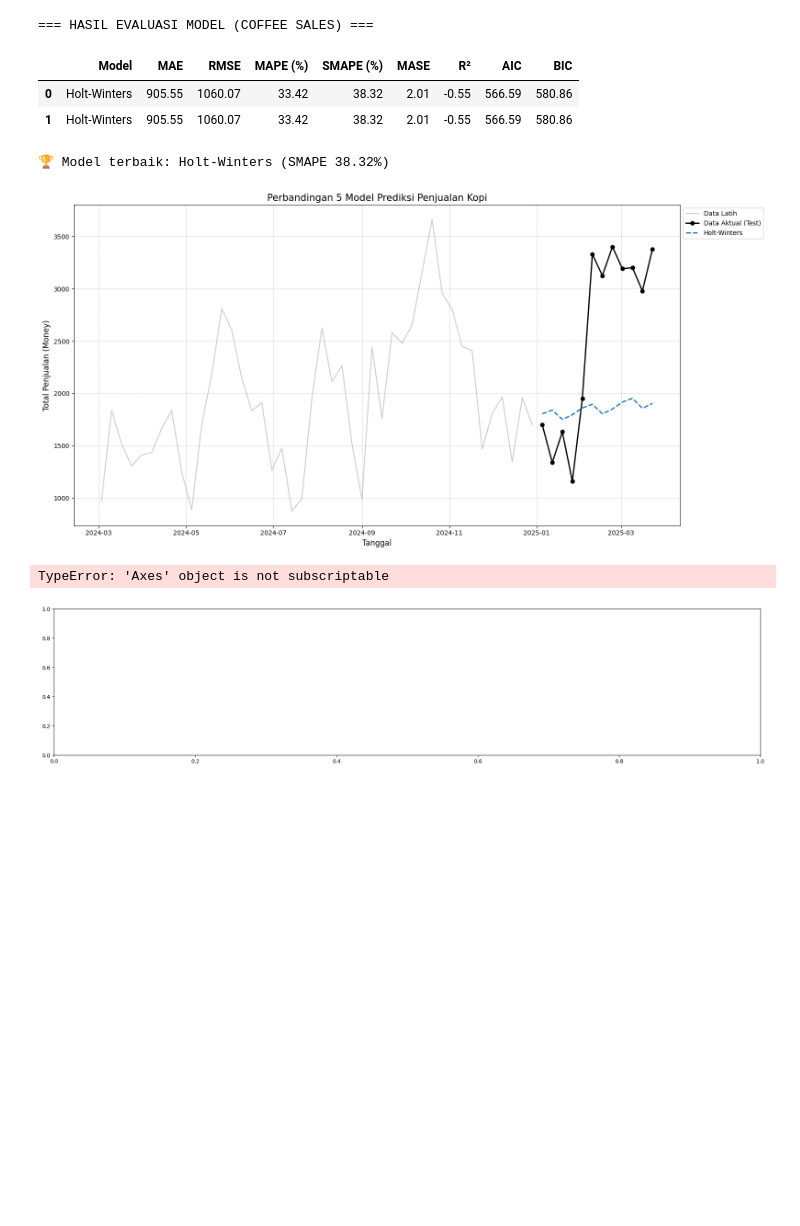
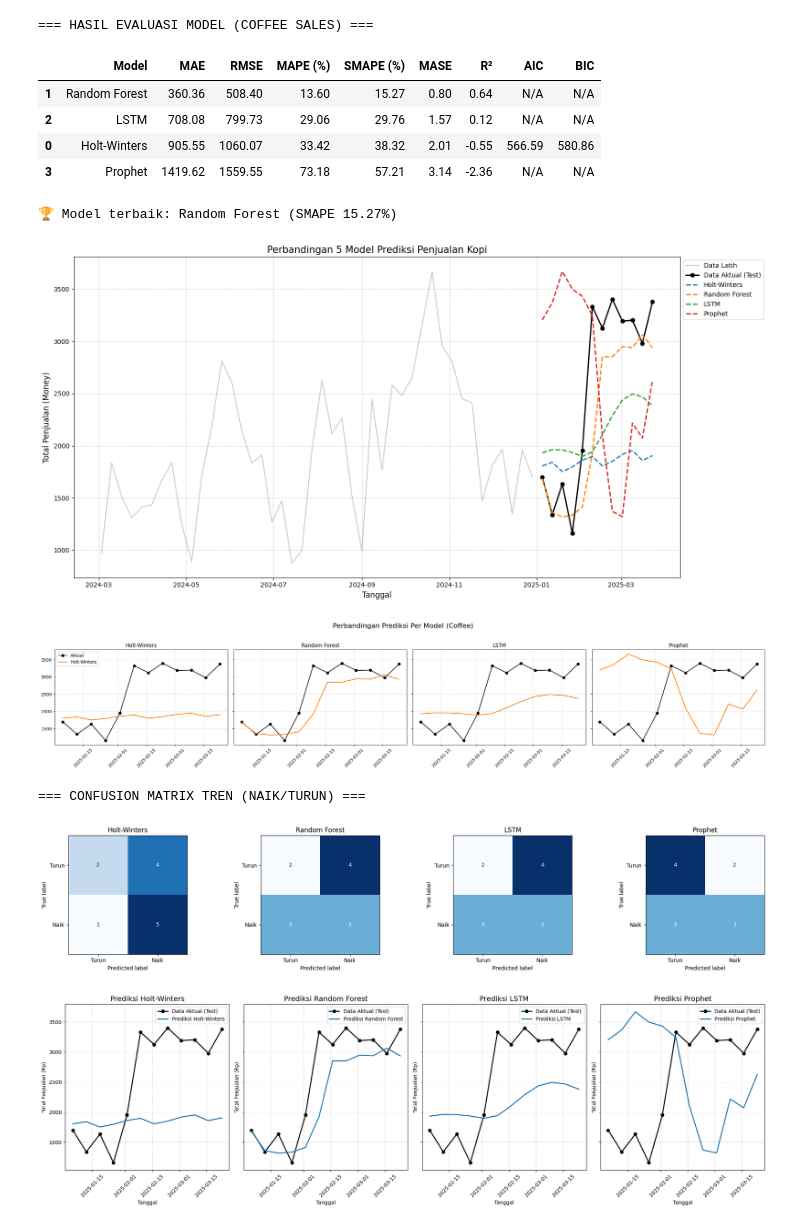
Before and after one commit to RosyidStania/Comparing-metode-Modul-ai, a Jupyter notebook: coffe.ipynb, the cells around one changed output. Drawn from its saved outputs; the diff is of its cells as text; code cells hidden in the pictures; blank space fills up the shorter version.

```diff
--- a/coffe.ipynb
+++ b/coffe.ipynb
@@ -154,11 +153,16 @@ print('Holt-Winters terbaik', best_hw_opts)
 
 # B. SARIMA (Auto-tuning)
 print("Melatih model SARIMA...")
-from pmdarima import auto_arima
-sarima_auto = auto_arima(train, seasonal=True, m=4, max_p=3, max_q=3, max_P=2, max_Q=2, trace=False, error_action='ignore', suppress_warnings=True, stepwise=True)
-print('SARIMA order', sarima_auto.order, 'seasonal_order', sarima_auto.seasonal_order)
-predictions['SARIMA'] = sarima_auto.predict(n_periods=len(test))
-metrics_list.append(evaluate_model('SARIMA', test, predictions['SARIMA'], train, sarima_auto.aic(), sarima_auto.bic()))
+try:
+    from pmdarima import auto_arima
+    sarima_auto = auto_arima(train, seasonal=True, m=4, max_p=3, max_q=3, max_P=2, max_Q=2, trace=False, error_action='ignore', suppress_warnings=True, stepwise=True)
+    print('SARIMA order', sarima_auto.order, 'seasonal_order', sarima_auto.seasonal_order)
+    predictions['SARIMA'] = sarima_auto.predict(n_periods=len(test))
+    metrics_list.append(evaluate_model('SARIMA', test, predictions['SARIMA'], train, sarima_auto.aic(), sarima_auto.bic()))
+except ModuleNotFoundError:
+    print('pmdarima tidak ditemukan. Melewati pelatihan SARIMA. Install dengan pip install pmdarima jika ingin menggunakan.')
+except Exception as exc:
+    print(f'Gagal melatih SARIMA: {exc}')
 
 # C. Random Forest (dengan fitur lag, kalendar, rolling)
 print("Melatih model Random Forest...")
@@ -273,6 +282,8 @@ plt.show()
 # Perbandingan per model
 models_to_plot = [m for m in ['Holt-Winters', 'SARIMA', 'Random Forest', 'LSTM', 'Prophet'] if m in predictions.columns]
 fig, axes = plt.subplots(1, len(models_to_plot), figsize=(24, 5), sharey=True)
+if len(models_to_plot) == 1:
+    axes = [axes]
 for idx, model in enumerate(models_to_plot):
     axes[idx].plot(test.index, test, label='Aktual', color='black', marker='o', linewidth=1.5)
     axes[idx].plot(test.index, predictions[model], label=model, color='tab:orange', linewidth=1.8)
@@ -300,8 +311,10 @@ plt.show()
 # ==========================================
 # 6. GRAFIK PERBANDINGAN PREDIKSI (TERPISAH PER MODEL)
 # ==========================================
-models_to_plot = ['Holt-Winters', 'SARIMA', 'Random Forest', 'LSTM', 'Prophet']
-fig, axes = plt.subplots(1, 5, figsize=(30, 6), sharey=True)
+models_to_plot = [m for m in ['Holt-Winters', 'SARIMA', 'Random Forest', 'LSTM', 'Prophet'] if m in predictions.columns]
+fig, axes = plt.subplots(1, len(models_to_plot), figsize=(max(6, 5*len(models_to_plot)), 6), sharey=True)
+if len(models_to_plot) == 1:
+    axes = [axes]
 
 for idx, model in enumerate(models_to_plot):
     axes[idx].plot(test.index, test, label='Data Aktual (Test)', color='black', marker='o', linewidth=2)
@@ -320,9 +333,11 @@ plt.show()
 # 6B. GRAFIK PERBANDINGAN RESIDUAL ERROR
 # ==========================================
 print("\n=== ANALISIS RESIDUAL (ERROR DISTRIBUTION) ===")
-fig, axes = plt.subplots(1, 5, figsize=(30, 6))
+models_to_plot = [m for m in ['Holt-Winters', 'SARIMA', 'Random Forest', 'LSTM', 'Prophet'] if m in predictions.columns]
+fig, axes = plt.subplots(1, len(models_to_plot), figsize=(max(6, 5*len(models_to_plot)), 6))
+if len(models_to_plot) == 1:
+    axes = [axes]
 
-models_to_plot = ['Holt-Winters', 'SARIMA', 'Random Forest', 'LSTM', 'Prophet']
 for idx, model in enumerate(models_to_plot):
     residuals = test.values - predictions[model].values
     axes[idx].bar(range(len(residuals)), residuals, alpha=0.7, color='steelblue', edgecolor='black')
@@ -383,35 +398,39 @@ ax3 = axes[1, 0]
 rmse_sorted = df_metrics.sort_values('RMSE')
 colors = ['gold' if i == 0 else 'silver' if i == 1 else 'lightcoral' for i in range(len(rmse_sorted))]
 ax3.barh(range(len(rmse_sorted)), rmse_sorted['RMSE'], color=colors, edgecolor='black')
 ax3.set_yticks(range(len(rmse_sorted)))
 ax3.set_yticklabels(rmse_sorted['Model'])
 ax3.set_xlabel('RMSE', fontsize=11, fontweight='bold')
 ax3.set_title('Model Ranking by RMSE', fontsize=12, fontweight='bold')
 ax3.invert_yaxis()
 for i, v in enumerate(rmse_sorted['RMSE']):
     ax3.text(v + 500, i, f'{v:.0f}', va='center', fontweight='bold')
 
 # R² Ranking
 ax4 = axes[1, 1]
 r2_sorted = df_metrics.sort_values('R²', ascending=False)
 colors = ['gold' if i == 0 else 'silver' if i == 1 else 'lightcoral' for i in range(len(r2_sorted))]
 ax4.barh(range(len(r2_sorted)), r2_sorted['R²'], color=colors, edgecolor='black')
 ax4.set_yticks(range(len(r2_sorted)))
 ax4.set_yticklabels(r2_sorted['Model'])
 ax4.set_xlabel('R² Score', fontsize=11, fontweight='bold')
 ax4.set_title('Model Ranking by R² (Higher is Better)', fontsize=12, fontweight='bold')
 ax4.invert_yaxis()
 for i, v in enumerate(r2_sorted['R²']):
     ax4.text(v + 0.02, i, f'{v:.3f}', va='center', fontweight='bold')
 
 plt.tight_layout()
 plt.show()
 # %% [output]
 === HASIL EVALUASI MODEL (COFFEE SALES) ===
 |  | Model | MAE | RMSE | MAPE (%) | SMAPE (%) | MASE | R² | AIC | BIC |
+| 1 | Random Forest | 360.36 | 508.40 | 13.60 | 15.27 | 0.80 | 0.64 | N/A | N/A |
+| 2 | LSTM | 708.08 | 799.73 | 29.06 | 29.76 | 1.57 | 0.12 | N/A | N/A |
 | 0 | Holt-Winters | 905.55 | 1060.07 | 33.42 | 38.32 | 2.01 | -0.55 | 566.59 | 580.86 |
-| 1 | Holt-Winters | 905.55 | 1060.07 | 33.42 | 38.32 | 2.01 | -0.55 | 566.59 | 580.86 |
+| 3 | Prophet | 1419.62 | 1559.55 | 73.18 | 57.21 | 3.14 | -2.36 | N/A | N/A |
-🏆 Model terbaik: Holt-Winters (SMAPE 38.32%)
+🏆 Model terbaik: Random Forest (SMAPE 15.27%)
-[figure, old version]
+[figure, new version]
+[figure, new version]
-TypeError: 'Axes' object is not subscriptable
+=== CONFUSION MATRIX TREN (NAIK/TURUN) ===
-[figure, old version]
+[figure, added]
+[figure, added]
```
Also changed, not shown: parts of 4 cells of this notebook, 1 other file.
